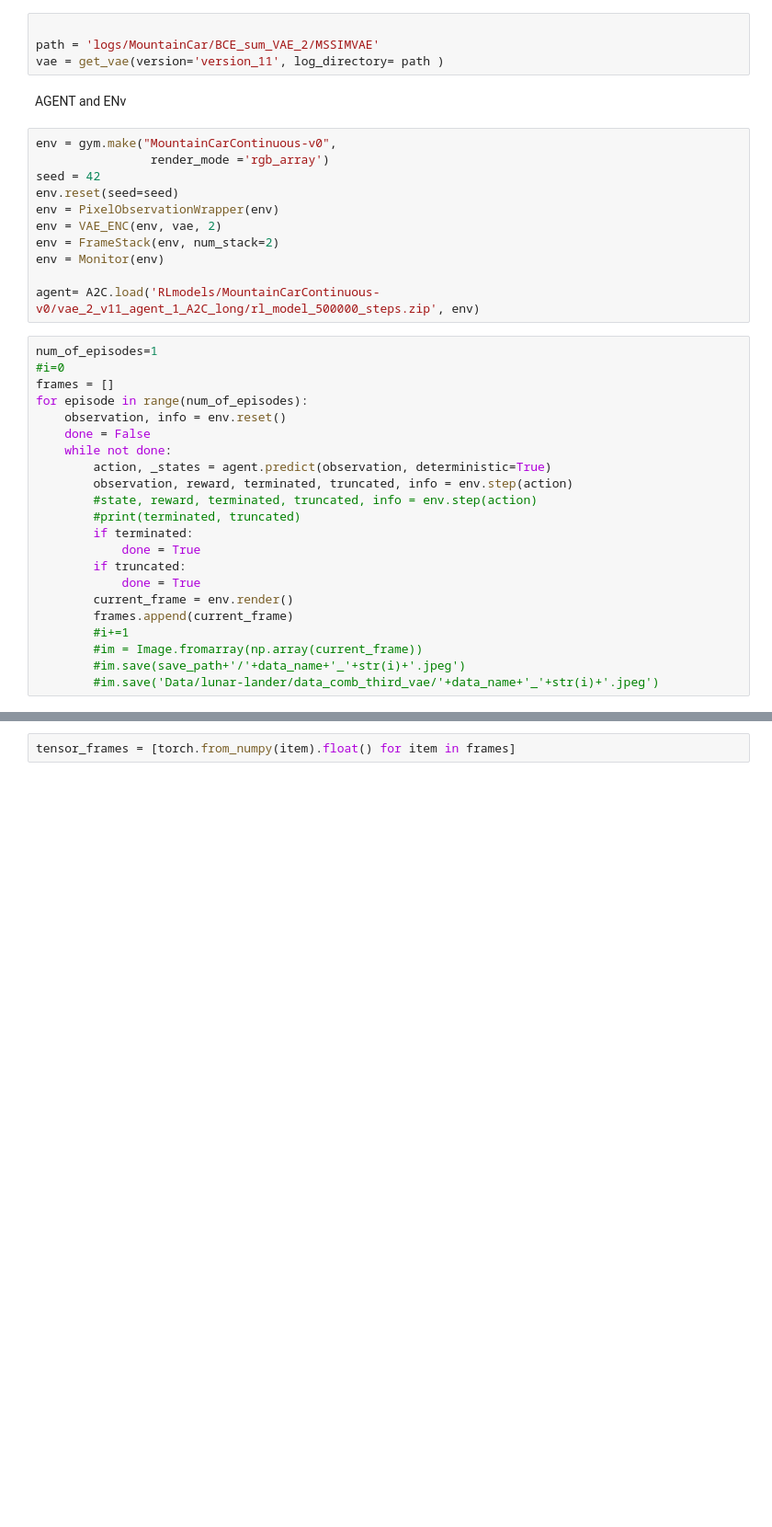
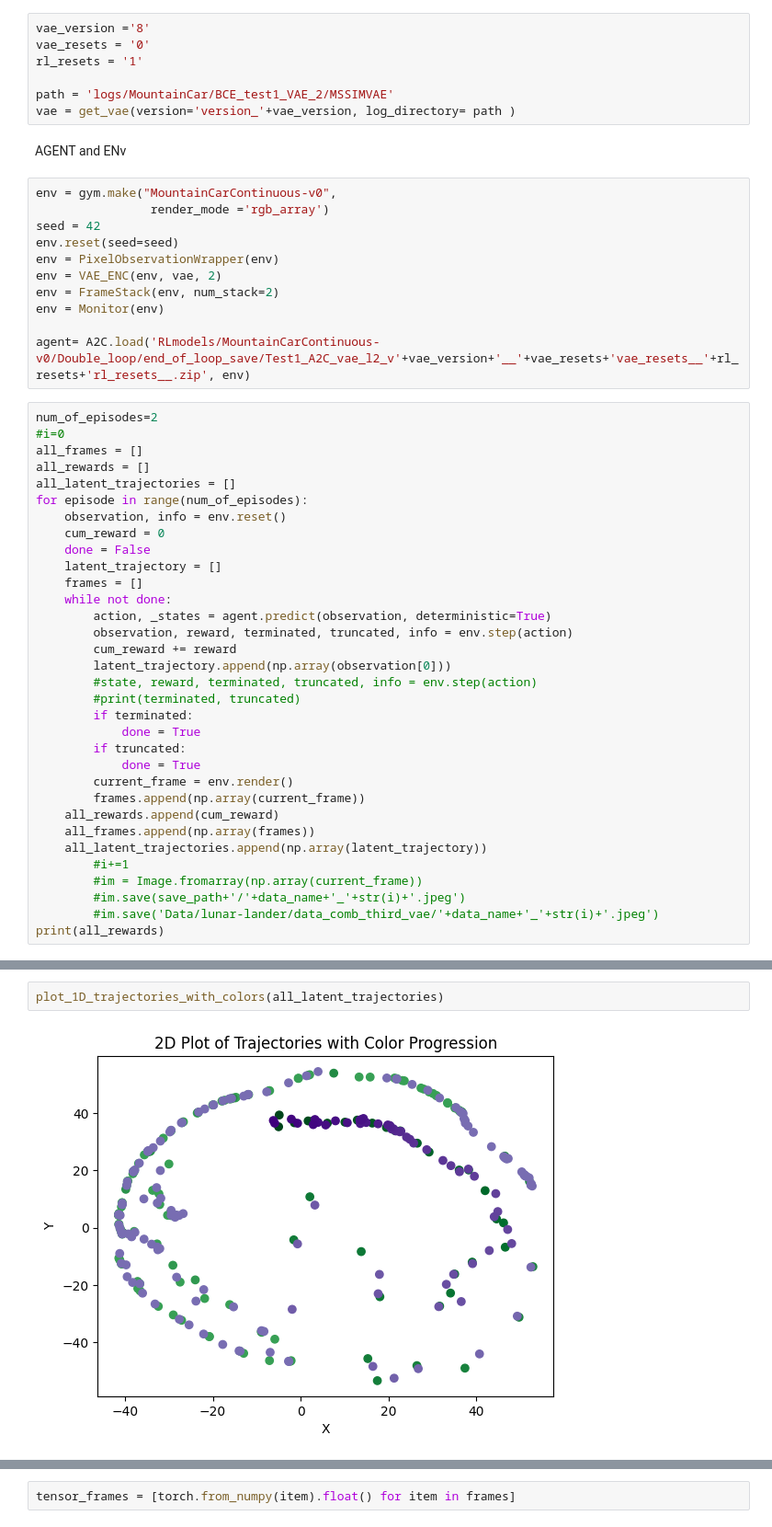
Before and after one commit to Maximusprime3/latent-RL, a Jupyter notebook: Code/VAE_RL/Latent_Space_analysis.ipynb, the cells around one changed output, grey strips where cells are left out. Shown at 92% size. Cells and saved outputs as stored; diff of their text form; blank space fills up the shorter version.

Commit message:
latent_space_analysis

```diff
--- a/Code/VAE_RL/Latent_Space_analysis.ipynb
+++ b/Code/VAE_RL/Latent_Space_analysis.ipynb
@@ -100,9 +100,12 @@ def get_vae(version='version_0',log_directory='Code/VAE_RL/logs/BCE_sum_VAE/MSSI
     vae = experiment.model
     return vae
 # %%
+vae_version ='8'
+vae_resets = '0'
+rl_resets = '1'
 
-path = 'logs/MountainCar/BCE_sum_VAE_2/MSSIMVAE'
-vae = get_vae(version='version_11', log_directory= path )
+path = 'logs/MountainCar/BCE_test1_VAE_2/MSSIMVAE'
+vae = get_vae(version='version_'+vae_version, log_directory= path )
 # %% [markdown]
 AGENT and ENv
 # %%
@@ -115,17 +118,24 @@ env = VAE_ENC(env, vae, 2)
 env = FrameStack(env, num_stack=2)
 env = Monitor(env)
 
-agent= A2C.load('RLmodels/MountainCarContinuous-v0/vae_2_v11_agent_1_A2C_long/rl_model_500000_steps.zip', env)
+agent= A2C.load('RLmodels/MountainCarContinuous-v0/Double_loop/end_of_loop_save/Test1_A2C_vae_l2_v'+vae_version+'__'+vae_resets+'vae_resets__'+rl_resets+'rl_resets__.zip', env)
 # %%
-num_of_episodes=1
+num_of_episodes=2
 #i=0
-frames = []
+all_frames = []
+all_rewards = []
+all_latent_trajectories = []
 for episode in range(num_of_episodes):
     observation, info = env.reset()
+    cum_reward = 0
     done = False
+    latent_trajectory = []
+    frames = []
     while not done:
         action, _states = agent.predict(observation, deterministic=True)
         observation, reward, terminated, truncated, info = env.step(action)
+        cum_reward += reward
+        latent_trajectory.append(np.array(observation[0]))
         #state, reward, terminated, truncated, info = env.step(action)
         #print(terminated, truncated)
         if terminated:
@@ -133,8 +143,12 @@ for episode in range(num_of_episodes):
         if truncated:
             done = True
         current_frame = env.render()
-        frames.append(current_frame)
+        frames.append(np.array(current_frame))
+    all_rewards.append(cum_reward)
+    all_frames.append(np.array(frames))
+    all_latent_trajectories.append(np.array(latent_trajectory))
         #i+=1
         #im = Image.fromarray(np.array(current_frame))
         #im.save(save_path+'/'+data_name+'_'+str(i)+'.jpeg')
         #im.save('Data/lunar-lander/data_comb_third_vae/'+data_name+'_'+str(i)+'.jpeg')
+print(all_rewards)
@@ -141 +234,5 @@ for episode in range(num_of_episodes):
+# %%
+plot_1D_trajectories_with_colors(all_latent_trajectories)
+# %% [output]
+[figure, added]
 # %%
```
Also changed, not shown: parts of 4 cells of this notebook, 18 other files.
